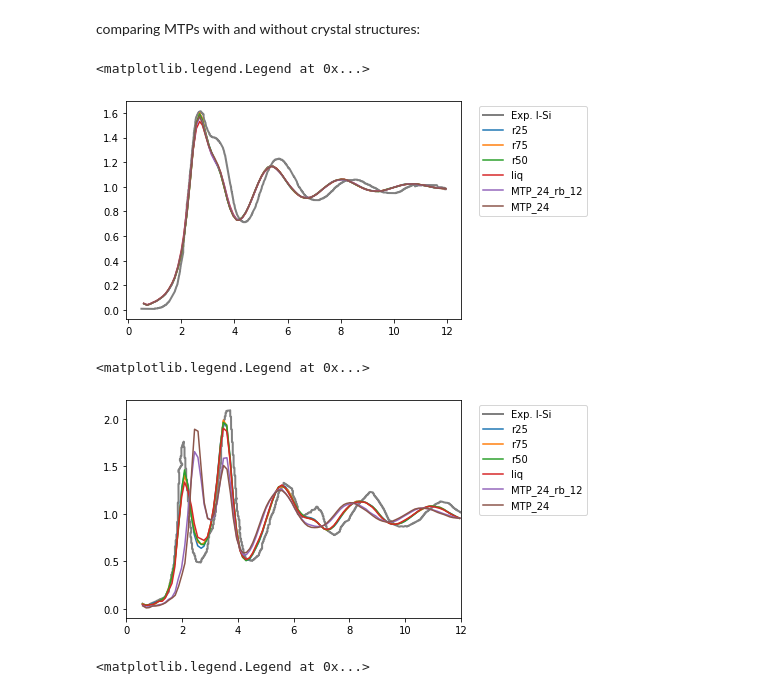
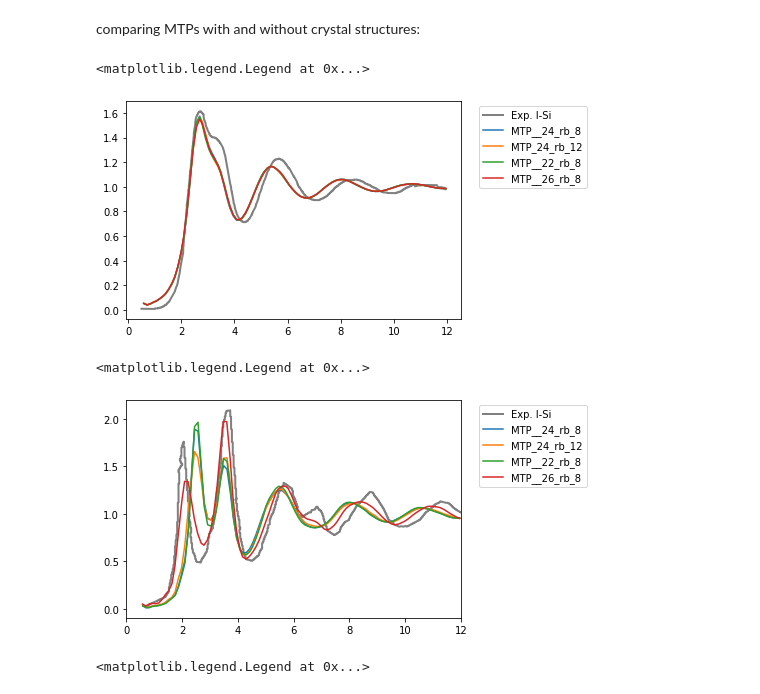
Before and after one commit to MorrowChem/Ge_analysis_local, a Jupyter notebook: supercrystals.ipynb, the cells around one changed output. Cells and saved outputs as stored; diff of their text form; code cells hidden in the pictures.

```diff
--- a/supercrystals.ipynb
+++ b/supercrystals.ipynb
@@ -108,7 +107,10 @@ R.I.N.G.S ran successfully
 MTP_crysts_1000 = []
 
 for i in os.listdir('../MTP'):
-    if 'run_1000' in i and '24' in i:
-        MTP_crysts_1000.append(MD_run(os.path.join('../MTP', i), label='MTP_'+i[35:]))
+    if 'run_1000' in i and ('24' in i or '26' in i or '22' in i):
+        if i == 'run_1000_26_rb_8':
+            MTP_crysts_1000.append(MD_run(os.path.join('../MTP', i), label='MTP_'+i[-8:], read_dat=False))
+        else:
+            MTP_crysts_1000.append(MD_run(os.path.join('../MTP', i), label='MTP_'+i[-8:]))
         print(MTP_crysts_1000[-1].label)
 # %% [output]
@@ -183,9 +180,9 @@ axs.legend(bbox_to_anchor=(1.04, 1), loc='upper left')
 comparing MTPs with and without crystal structures:
 # %%
 fig, axs = plt.subplots()
-for ct, i in enumerate(MTP_red_MDs_Sqs):
-    axs.errorbar(*i, yerr=None,
-                label=MTP_red_labels[ct])
+# for ct, i in enumerate(MTP_red_MDs_Sqs):
+#     axs.errorbar(*i, yerr=None,
+#                 label=MTP_red_labels[ct])
 
 for ct, i in enumerate(MTP_crysts_1000):
     axs.errorbar(*i.Sq_x_av[0], yerr=None,
@@ -194,22 +191,22 @@ axs.plot(*lSi_exp_Sq, color='Gray', linewidth=2, label='Exp. l-Si')
 axs.legend(bbox_to_anchor=(1.04, 1), loc='upper left')
 # %% [output]
 <matplotlib.legend.Legend at 0x...>
-[figure, old version]
+[figure, new version]
 # %%
 fig, axs = plt.subplots()
-for ct, i in enumerate(MTP_red_MDs_Sqs_a):
-    axs.errorbar(*i, yerr=None,
-                label=MTP_red_labels[ct])
+# for ct, i in enumerate(MTP_red_MDs_Sqs_a):
+#     axs.errorbar(*i, yerr=None,
+#                 label=MTP_red_labels[ct])
 
 for ct, i in enumerate(MTP_crysts_1000):
     axs.errorbar(*i.Sq_x_av[1], yerr=None,
                 label=i.label)
 axs.plot(*aSi_exp_Sq, color='Gray', linewidth=2, label='Exp. l-Si')
 axs.set(xlim=(0, 12))
 axs.legend(bbox_to_anchor=(1.04, 1), loc='upper left')
 # %% [output]
 <matplotlib.legend.Legend at 0x...>
-[figure, old version]
+[figure, new version]
 # %%
 fig, axs = plt.subplots()
 for ct, i in enumerate(red_MDs_Sqs_a):
```
Also changed, not shown: parts of 7 cells of this notebook, 13 other files.
